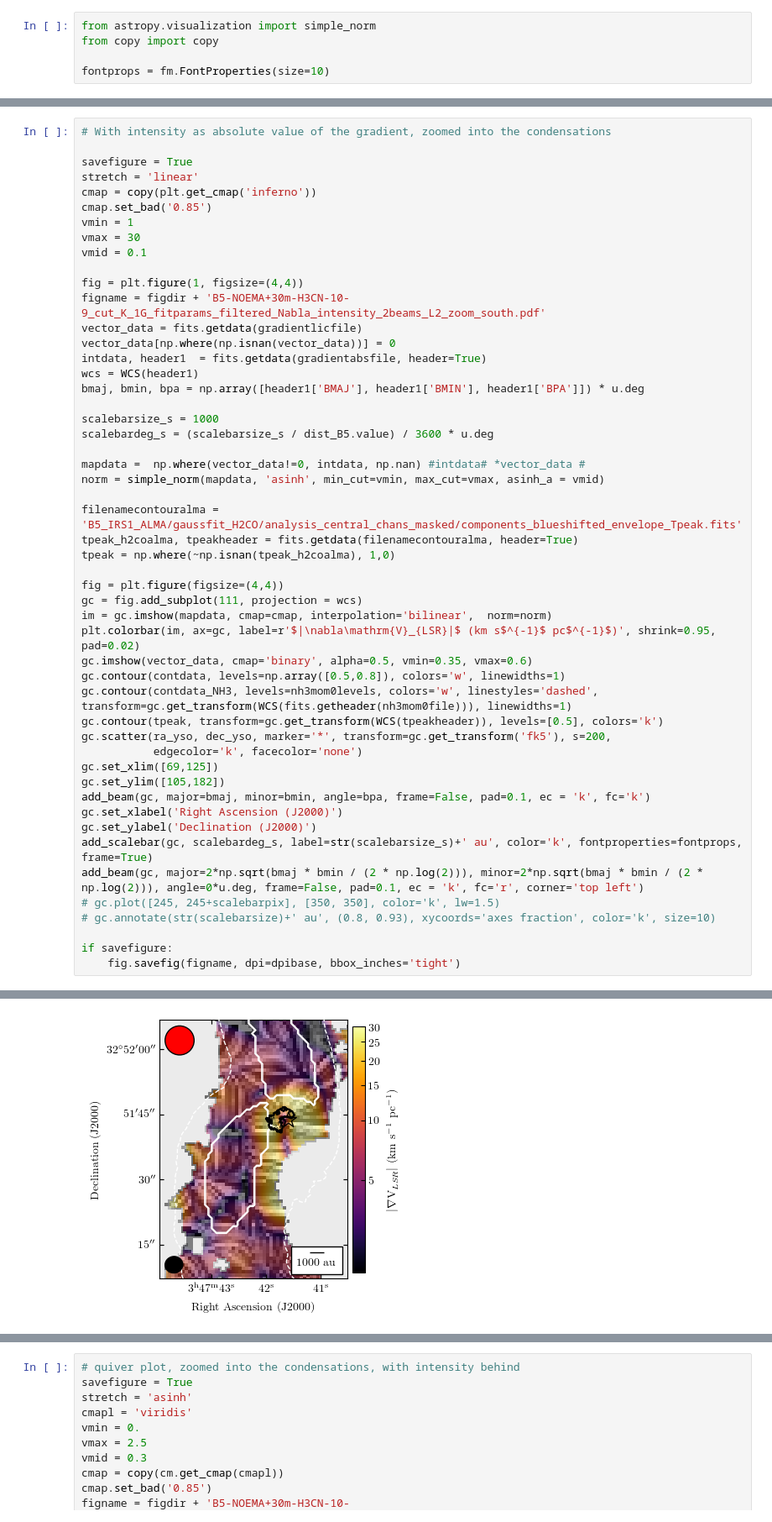
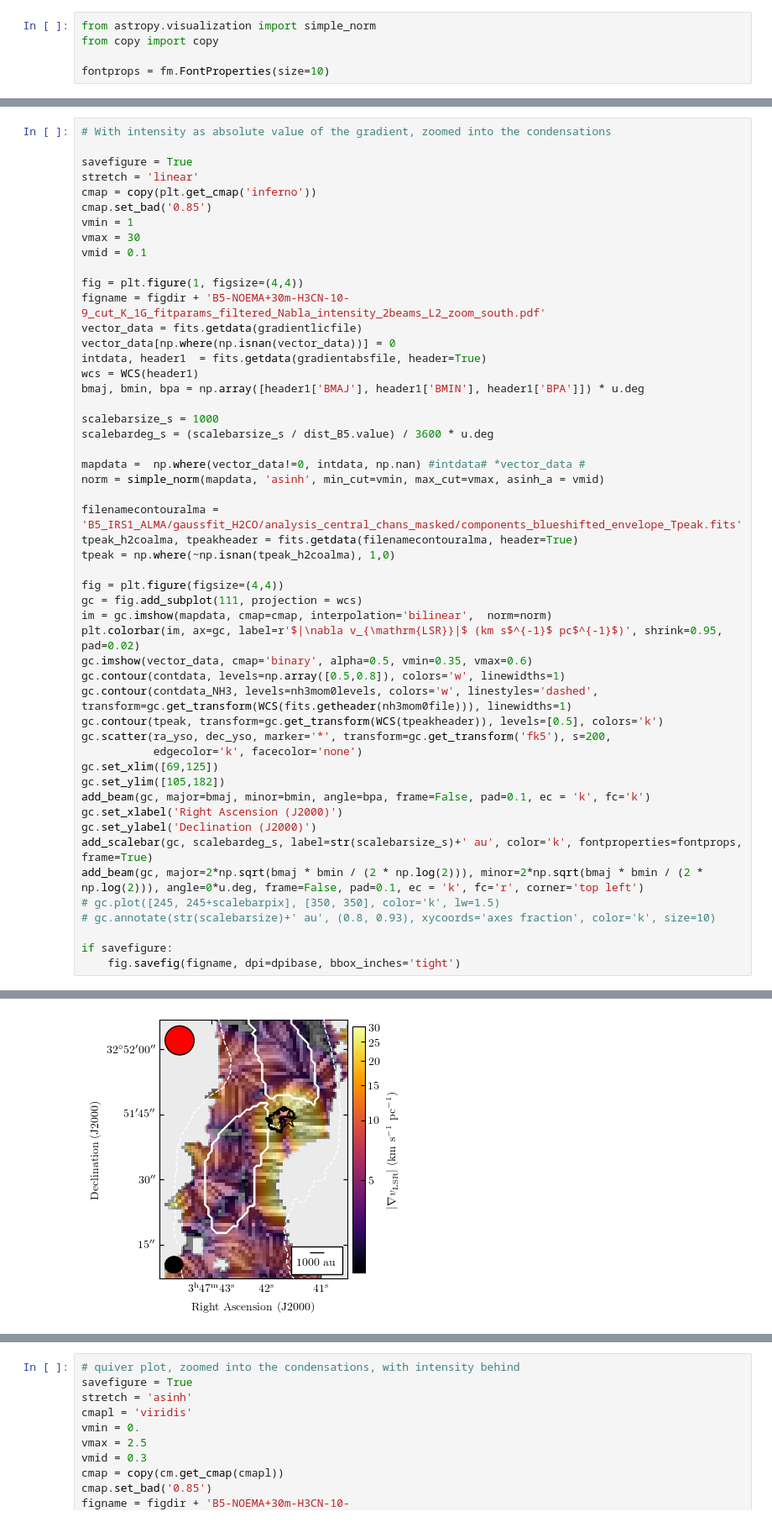
Before and after one commit to tere-valdivia/Barnard_5_infall, a Jupyter notebook: figures.ipynb, the cells around one changed output, grey strips where cells are left out. Shown at 84% size. Cells and saved outputs as stored; diff of their text form.

```diff
--- a/figures.ipynb
+++ b/figures.ipynb
@@ -723,35 +727,35 @@ scalebardeg_s = (scalebarsize_s / dist_B5.value) / 3600 * u.deg
 mapdata =  np.where(vector_data!=0, intdata, np.nan) #intdata# *vector_data #
 norm = simple_norm(mapdata, 'asinh', min_cut=vmin, max_cut=vmax, asinh_a = vmid)
 
 filenamecontouralma = 'B5_IRS1_ALMA/gaussfit_H2CO/analysis_central_chans_masked/components_blueshifted_envelope_Tpeak.fits'
 tpeak_h2coalma, tpeakheader = fits.getdata(filenamecontouralma, header=True)
 tpeak = np.where(~np.isnan(tpeak_h2coalma), 1,0)
 
 fig = plt.figure(figsize=(4,4))
 gc = fig.add_subplot(111, projection = wcs)
 im = gc.imshow(mapdata, cmap=cmap, interpolation='bilinear',  norm=norm)
-plt.colorbar(im, ax=gc, label=r'$|\nabla\mathrm{V}_{LSR}|$ (km s$^{-1}$ pc$^{-1}$)', shrink=0.95, pad=0.02)
+plt.colorbar(im, ax=gc, label=r'$|\nabla v_{\mathrm{LSR}}|$ (km s$^{-1}$ pc$^{-1}$)', shrink=0.95, pad=0.02)
 gc.imshow(vector_data, cmap='binary', alpha=0.5, vmin=0.35, vmax=0.6)
 gc.contour(contdata, levels=np.array([0.5,0.8]), colors='w', linewidths=1)
 gc.contour(contdata_NH3, levels=nh3mom0levels, colors='w', linestyles='dashed', transform=gc.get_transform(WCS(fits.getheader(nh3mom0file))), linewidths=1)
 gc.contour(tpeak, transform=gc.get_transform(WCS(tpeakheader)), levels=[0.5], colors='k')
 gc.scatter(ra_yso, dec_yso, marker='*', transform=gc.get_transform('fk5'), s=200,
            edgecolor='k', facecolor='none')
 gc.set_xlim([69,125])
 gc.set_ylim([105,182])
 add_beam(gc, major=bmaj, minor=bmin, angle=bpa, frame=False, pad=0.1, ec = 'k', fc='k')
 gc.set_xlabel('Right Ascension (J2000)')
 gc.set_ylabel('Declination (J2000)')
 add_scalebar(gc, scalebardeg_s, label=str(scalebarsize_s)+' au', color='k', fontproperties=fontprops, frame=True)
 add_beam(gc, major=2*np.sqrt(bmaj * bmin / (2 * np.log(2))), minor=2*np.sqrt(bmaj * bmin / (2 * np.log(2))), angle=0*u.deg, frame=False, pad=0.1, ec = 'k', fc='r', corner='top left')
 # gc.plot([245, 245+scalebarpix], [350, 350], color='k', lw=1.5)
 # gc.annotate(str(scalebarsize)+' au', (0.8, 0.93), xycoords='axes fraction', color='k', size=10)
 
 if savefigure:
     fig.savefig(figname, dpi=dpibase, bbox_inches='tight')
 # %% [output]
 <Figure size 400x400 with 0 Axes>
-[figure, old version]
+[figure, new version]
 # %%
 # With intensity as absolute value of the gradient, zoomed into the condensations
 
```
Also changed, not shown: parts of 15 cells of this notebook, 16 other files.
